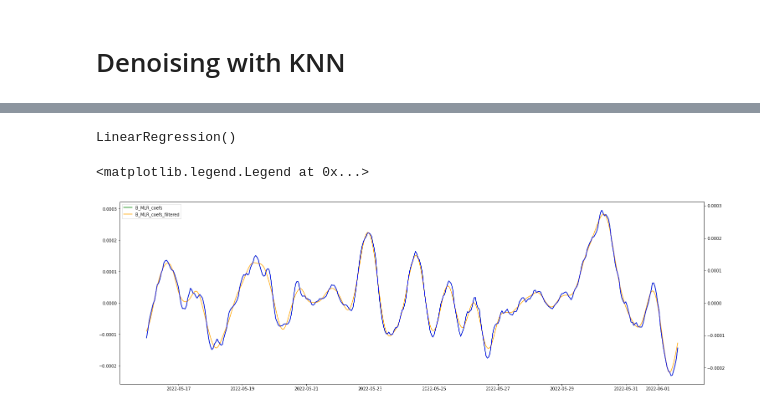
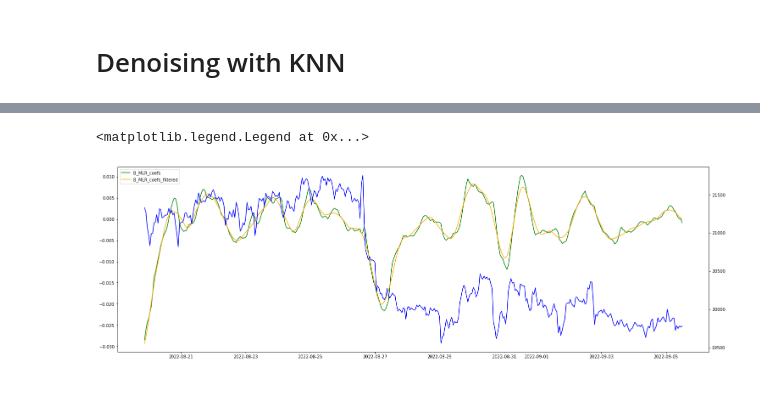
Before and after one commit to webclinic017/Trading-sandbox, a Jupyter notebook: 16_Autoencoder_Time_Series.ipynb, the cells around one changed output, grey strips where cells are left out. Drawn from its saved outputs; the diff is of its cells as text; code cells hidden in the pictures.

Commit message:
new models

```diff
--- a/16_Autoencoder_Time_Series.ipynb
+++ b/16_Autoencoder_Time_Series.ipynb
@@ -51,0 +34,6 @@ Total records : 14269 rows
+# %%
+SYMBOL= 'BTC'
+df = loadFromDB(f'./Data/1h/{SYMBOL}-USDT.csv')
+df['Close_filtered'] = savgol_filter(df['Close'].values, 25, 2,mode='nearest')
+print(f"Total records : {len(df)} rows")
+df.head()
@@ -472,5 +189,6 @@ def addIndicators(df:pd.DataFrame,b_engulfings:bool=False, derivative:bool=False
 # %%
-df = computeLaggingLinearRegression(df,'Close',20)
+df = computeLaggingLinearRegression(df,'Close',20,False, False,False)
+df['B_MLR_coefs_filtered'] = savgol_filter(df['B_MLR_coefs'], 25, 2,mode='nearest')
 df.head()
 # %% [output]
 |  | Open | High | Low | Close | Volume | Timestamp | Close_filtered | B_MLR_coefs | ... |
@@ -485,4 +200,0 @@ from sklearn.preprocessing import MinMaxScaler
-# %%
-coef_scaler = MinMaxScaler((-1,1))
-df['coef_norm'] = coef_scaler.fit_transform(df['B_MLR_coefs_filtered'].values.reshape(-1, 1))
-df.head()
@@ -497,24 +201,19 @@ df.head()
-# %%
-from sklearn.neighbors import KNeighborsRegressor
-from sklearn.tree import DecisionTreeRegressor
-from sklearn.linear_model import LinearRegression
-
-clf =LinearRegression()
-clf.fit(df.B_MLR_coefs.values.reshape(-1, 1), df.B_MLR_coefs_filtered)
-# %% [output]
-LinearRegression()
 # %%
-df['Close_pred'] = clf.predict(df.B_MLR_coefs.values.reshape(-1, 1))
+from scipy.interpolate import CubicSpline
+
+cs = CubicSpline(df.Timestamp.values, df.B_MLR_coefs.values, bc_type='natural')
+
+df['Close_pred'] = cs(df.Timestamp.values.reshape(-1, 1))
 
 window_to_see = 400
 df_see = df.iloc[-window_to_see:]
 fig, ax_left = plt.subplots(1, figsize=(25,8))
 
 ax_left.plot(df_see.B_MLR_coefs, color='green',label='B_MLR_coefs')
 ax_left.plot(df_see.B_MLR_coefs_filtered, color='orange',label='B_MLR_coefs_filtered')
 ax = ax_left.twinx()
-ax.plot(df_see.Close_pred, color='blue',label='B_MLR_coefs denoised')
+ax.plot(df_see.Close, color='blue',label='Close')
 ax_left.legend(loc="upper left")
 # %% [output]
 <matplotlib.legend.Legend at 0x...>
-[figure, old version]
+[figure, new version]
```
Also changed, not shown: parts of 10 cells of this notebook, 11 other files.
